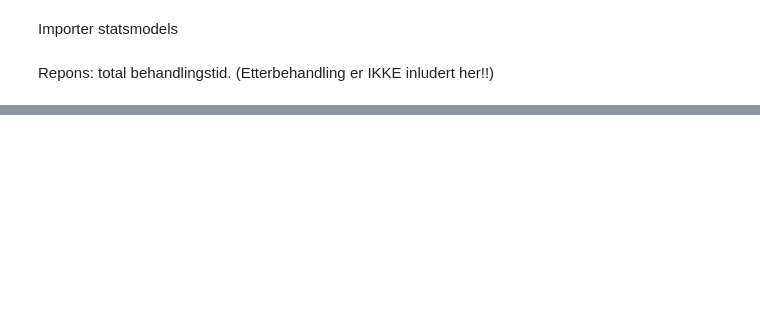
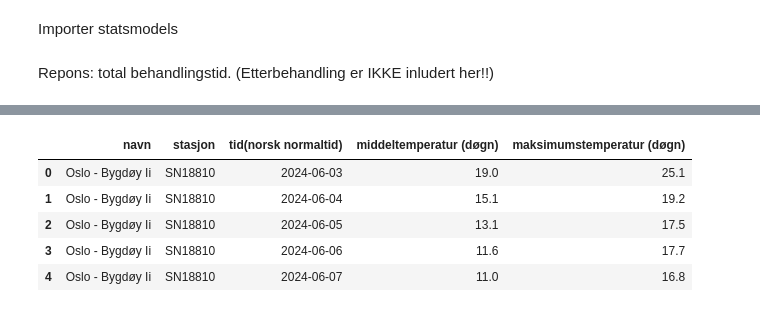
Before and after one commit to adnerolstad-klp/inngangsanalyse, a Jupyter notebook: code/notebooks/02_agg_analysis.ipynb, the cells around one changed output, grey strips where cells are left out. Drawn from its saved outputs; the diff is of its cells as text; code cells hidden in the pictures; blank space fills up the shorter version.

```diff
--- a/code/notebooks/02_agg_analysis.ipynb
+++ b/code/notebooks/02_agg_analysis.ipynb
@@ -338,0 +385,17 @@ C(er_dag_etter_helligdag)[T.1]    -0.0266      0.073     -0.362      0.717
+# %%
+# Read temperatur data
+temperatur = pd.read_csv("../../data/temperatur_oslo.csv", delimiter=";")
+temperatur.columns = temperatur.columns.str.lower()
+# Fiks tid-format
+temperatur["tid(norsk normaltid)"]= pd.to_datetime(temperatur["tid(norsk normaltid)"], format="%d.%m.%Y").dt.date
+# Fiks datatype
+temperatur["maksimumstemperatur (døgn)"] = temperatur["maksimumstemperatur (døgn)"].str.replace(",", ".", regex=True).astype(float)
+temperatur["middeltemperatur (døgn)"] = temperatur["middeltemperatur (døgn)"].str.replace(",", ".", regex=True).astype(float)
+temperatur.head()
+# %% [output]
+|  | navn | stasjon | tid(norsk normaltid) | middeltemperatur (døgn) | maksimumstemperatur (døgn) |
+| 0 | Oslo - Bygdøy Ii | SN18810 | 2024-06-03 | 19.0 | 25.1 |
+| 1 | Oslo - Bygdøy Ii | SN18810 | 2024-06-04 | 15.1 | 19.2 |
+| 2 | Oslo - Bygdøy Ii | SN18810 | 2024-06-05 | 13.1 | 17.5 |
+| 3 | Oslo - Bygdøy Ii | SN18810 | 2024-06-06 | 11.6 | 17.7 |
+| 4 | Oslo - Bygdøy Ii | SN18810 | 2024-06-07 | 11.0 | 16.8 |
```
Also changed, not shown: parts of 13 cells of this notebook.
